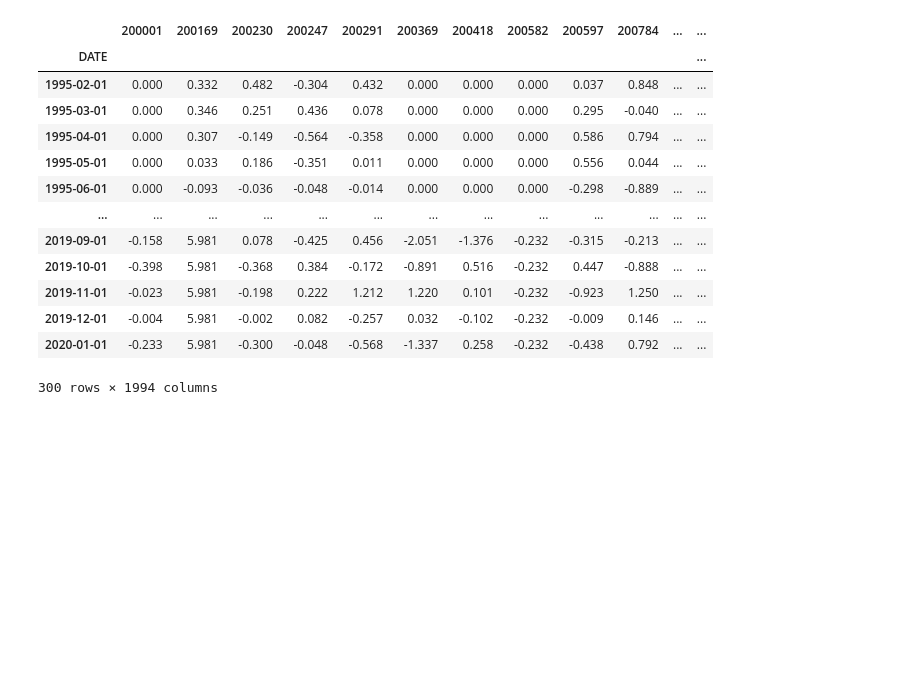
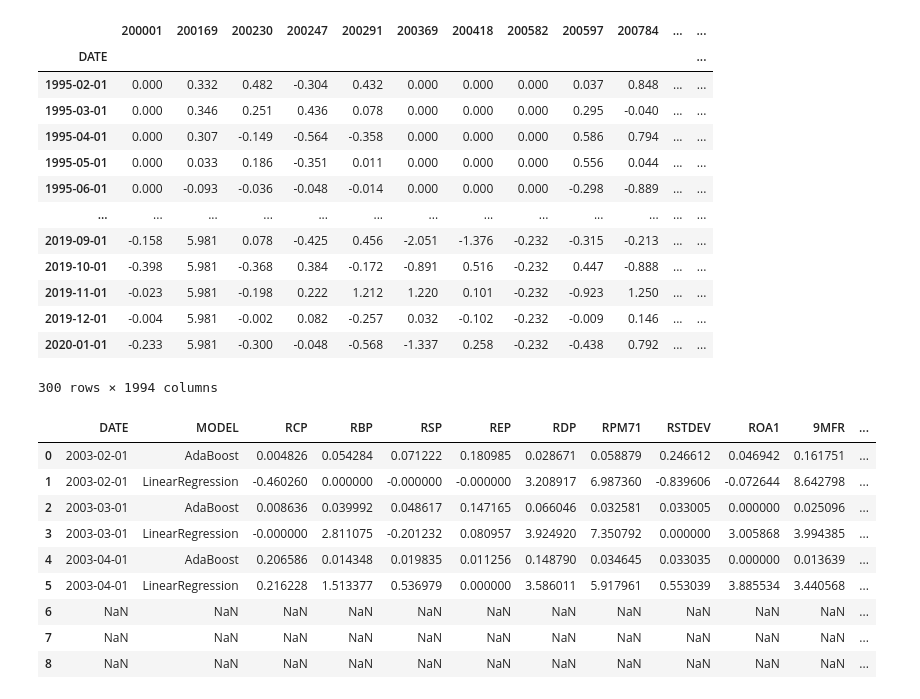
Before and after one commit to layoups/multi-factor-portfolio-construction, a Jupyter notebook: testing.ipynb, the cells around one changed output. Drawn from its saved outputs; the diff is of its cells as text; code cells hidden in the pictures; blank space fills up the shorter version.

Commit message:
feature importance

```diff
--- a/testing.ipynb
+++ b/testing.ipynb
@@ -279,3 +279,16 @@ stock_returns
 | 2019-12-01 | -0.004 | 5.981 | -0.002 | 0.082 | -0.257 | 0.032 | -0.102 | -0.232 | -0.009 | 0.146 | ... | ... |
 | 2020-01-01 | -0.233 | 5.981 | -0.300 | -0.048 | -0.568 | -1.337 | 0.258 | -0.232 | -0.438 | 0.792 | ... | ... |
 300 rows × 1994 columns
+# %%
+pd.read_csv("output/feature_importance_Final.csv")
+# %% [output]
+|  | DATE | MODEL | RCP | RBP | RSP | REP | RDP | RPM71 | RSTDEV | ROA1 | 9MFR | ... |
+| 0 | 2003-02-01 | AdaBoost | 0.004826 | 0.054284 | 0.071222 | 0.180985 | 0.028671 | 0.058879 | 0.246612 | 0.046942 | 0.161751 | ... |
+| 1 | 2003-02-01 | LinearRegression | -0.460260 | 0.000000 | -0.000000 | -0.000000 | 3.208917 | 6.987360 | -0.839606 | -0.072644 | 8.642798 | ... |
+| 2 | 2003-03-01 | AdaBoost | 0.008636 | 0.039992 | 0.048617 | 0.147165 | 0.066046 | 0.032581 | 0.033005 | 0.000000 | 0.025096 | ... |
+| 3 | 2003-03-01 | LinearRegression | -0.000000 | 2.811075 | -0.201232 | 0.080957 | 3.924920 | 7.350792 | 0.000000 | 3.005868 | 3.994385 | ... |
+| 4 | 2003-04-01 | AdaBoost | 0.206586 | 0.014348 | 0.019835 | 0.011256 | 0.148790 | 0.034645 | 0.033035 | 0.000000 | 0.013639 | ... |
+| 5 | 2003-04-01 | LinearRegression | 0.216228 | 1.513377 | 0.536979 | 0.000000 | 3.586011 | 5.917961 | 0.553039 | 3.885534 | 3.440568 | ... |
+| 6 | NaN | NaN | NaN | NaN | NaN | NaN | NaN | NaN | NaN | NaN | NaN | ... |
+| 7 | NaN | NaN | NaN | NaN | NaN | NaN | NaN | NaN | NaN | NaN | NaN | ... |
+| 8 | NaN | NaN | NaN | NaN | NaN | NaN | NaN | NaN | NaN | NaN | NaN | ... |
```
Also changed, not shown: 1 other file.
